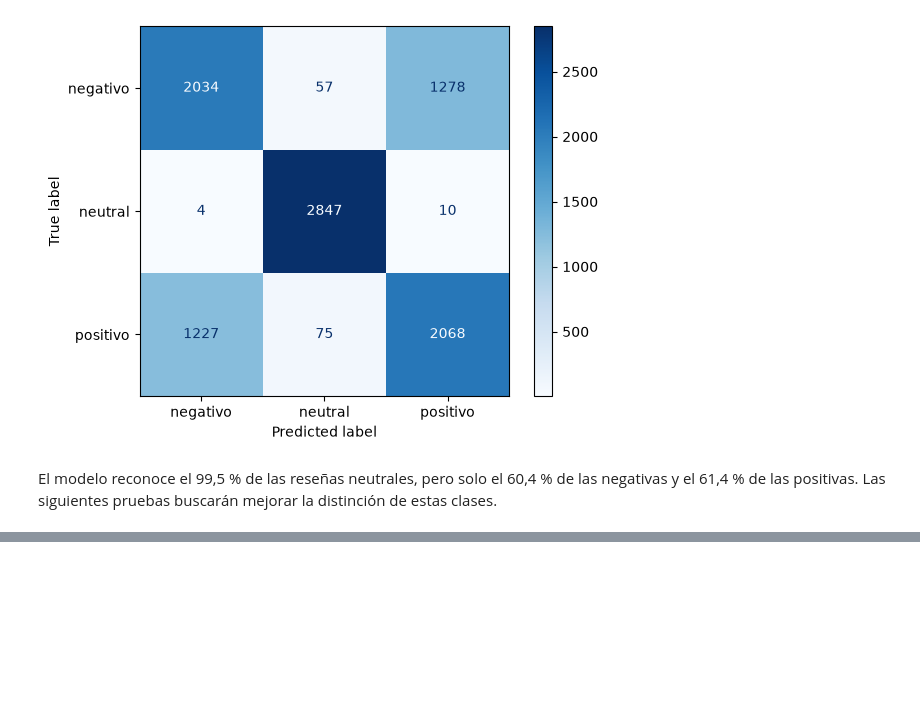
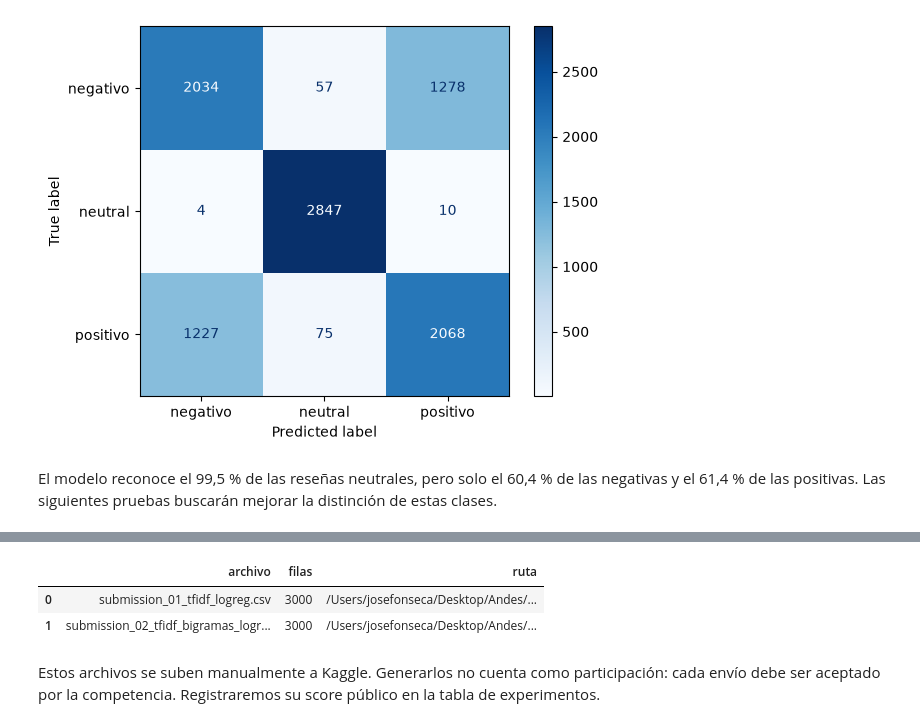
Before and after one commit to jmfonsecau/ISIS-2611-Proyecto-Parte-1, a Jupyter notebook: notebook_proyecto.ipynb, the cells around one changed output, grey strips where cells are left out. Saved outputs shown, nothing was run; the diff lists cells and outputs as text; code cells hidden in the pictures; blank space fills up the shorter version.

```diff
--- a/notebook_proyecto.ipynb
+++ b/notebook_proyecto.ipynb
@@ -416,0 +426,45 @@ Archivo guardado en: /Users/josefonseca/Desktop/Andes/Onceavo Semestre/Machine L
+# %%
+from sklearn.base import clone
+
+modelos_submission = {
+    "submission_01_tfidf_logreg": pipeline,
+    "submission_02_tfidf_bigramas_logreg": pipeline_bigramas,
+}
+
+carpeta_envios = Path("submissions")
+carpeta_envios.mkdir(exist_ok=True)
+plantilla = pd.read_csv("sample_submission.csv")
+archivos_generados = []
+
+for nombre, pipeline_modelo in modelos_submission.items():
+    modelo_envio = clone(pipeline_modelo)
+    modelo_envio.fit(train["text"], train["label"])
+
+    submission = pd.DataFrame({
+        "id": eval_df["id"],
+        "answer": modelo_envio.predict(eval_df["text"]),
+    })
+
+    assert list(submission.columns) == list(plantilla.columns)
+    assert submission["id"].tolist() == plantilla["id"].tolist()
+    assert submission["id"].is_unique
+    assert not submission.isna().any().any()
+    assert submission["answer"].isin(
+        ["positivo", "negativo", "neutral"]
+    ).all()
+
+    ruta_envio = carpeta_envios / f"{nombre}.csv"
+    submission.to_csv(ruta_envio, index=False)
+    archivos_generados.append({
+        "archivo": ruta_envio.name,
+        "filas": len(submission),
+        "ruta": str(ruta_envio.resolve()),
+    })
+
+display(pd.DataFrame(archivos_generados))
+# %% [output]
+|  | archivo | filas | ruta |
+| 0 | submission_01_tfidf_logreg.csv | 3000 | /Users/josefonseca/Desktop/Andes/... |
+| 1 | submission_02_tfidf_bigramas_logr... | 3000 | /Users/josefonseca/Desktop/Andes/... |
+# %% [markdown]
+Estos archivos se suben manualmente a Kaggle. Generarlos no cuenta como participación: cada envío debe ser aceptado por la competencia. Registraremos su score público en la tabla de experimentos.
```
Also changed, not shown: parts of 9 cells of this notebook, 2 other files.
